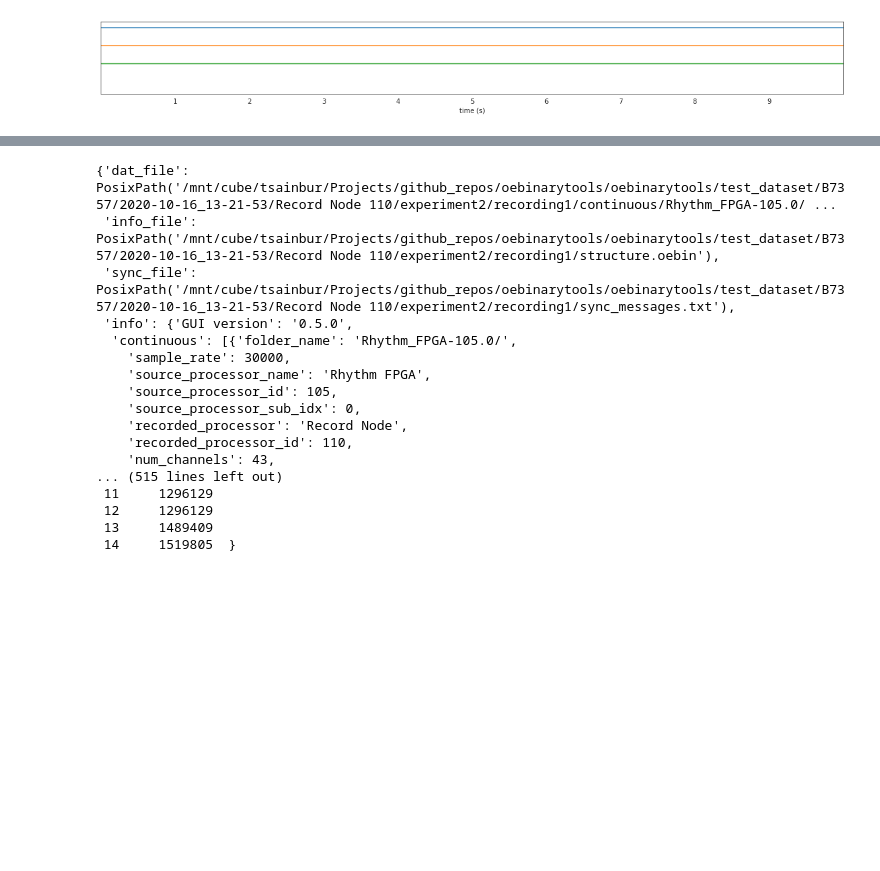
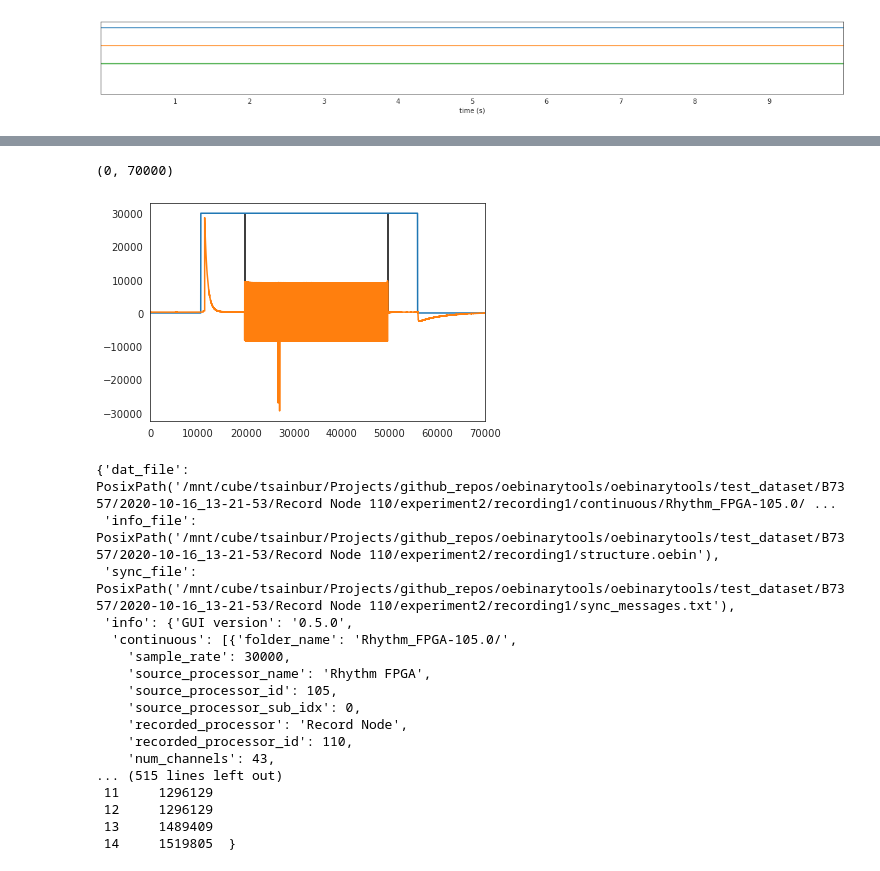
Before and after one commit to timsainb/oebinarytools, a Jupyter notebook: notebooks/create-experiment-object.ipynb, the cells around one changed output, grey strips where cells are left out. Cells and saved outputs as stored; diff of their text form; code cells hidden in the pictures; blank space fills up the shorter version.

```diff
--- a/notebooks/create-experiment-object.ipynb
+++ b/notebooks/create-experiment-object.ipynb
@@ -212,0 +373,29 @@ ts_raw = sw.plot_timeseries(recording_si, channel_ids=recording['ADC_data_channe
+# %%
+def find_first_peak(data, thresh_factor=0.3):
+    """ Find the first peak in a sine wave
+        Originally by Zeke Arneodo
+    """
+    data = data - np.mean(data)
+    thresh = np.max(data) * thresh_factor
+    a = data[1:-1] - data[2:]
+    b = data[1:-1] - data[:-2]
+    c = data[1:-1]
+    max_pos = np.where((a >= 0) & (b > 0) & (c > thresh))[0] + 1
+    return int(max_pos[0])
+# %%
+signal_pad_s = 0.1
+
+signal_pad_frames = signal_pad_s * sample_rate
+
+# get where the sine wave begins in that region
+start_frames = np.zeros(len(audio_starts))
+end_frames = np.zeros(len(audio_stops))
+# get sine beginning and ending
+for playback_i, (start, stop) in enumerate(zip(audio_starts, audio_stops)):
+    window_start = start + signal_pad_frames
+    window_end = stop -  signal_pad_frames
+    window = sine_channel[int(window_start):int(window_end)]
+    fp = find_first_peak(window) + window_start
+    lp = len(window) - find_first_peak(window[::-1]) + window_start
+    start_frames[playback_i] = fp
+    end_frames[playback_i] = lp
@@ -213,3 +407,13 @@ ts_raw = sw.plot_timeseries(recording_si, channel_ids=recording['ADC_data_channe
+# %%
+fig, ax = plt.subplots()
+ax.plot(audio_on_channel_binary[:70000]*30000)
+ax.plot(sine_channel[:70000])
+ax.vlines(start_frames, 0 , 30000)
+ax.vlines(end_frames, 0 , 30000)
+ax.set_xlim([0, 70000])
+# %% [output]
+(0, 70000)
+[figure, added]
 # %%
 # get recording ADC_data_channels
 # %%
```
Also changed, not shown: parts of 10 cells of this notebook.
